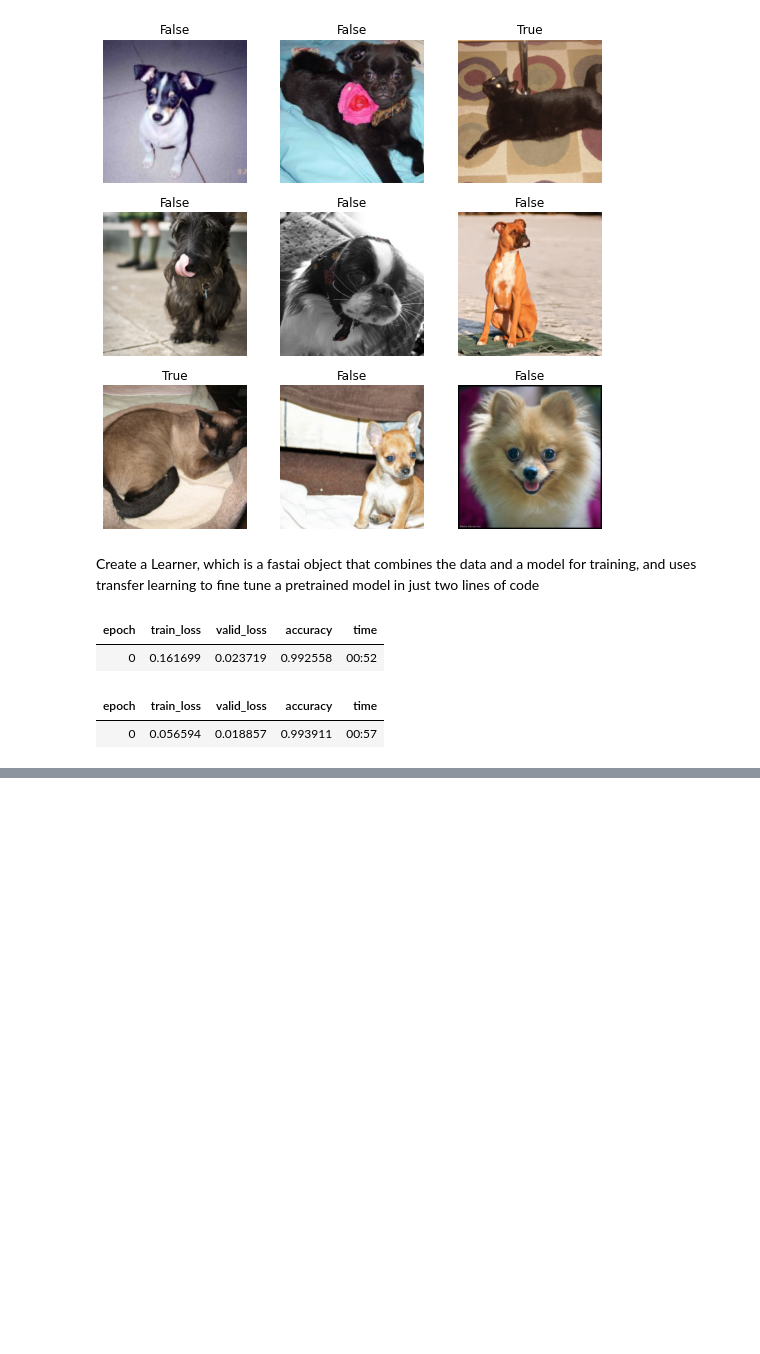
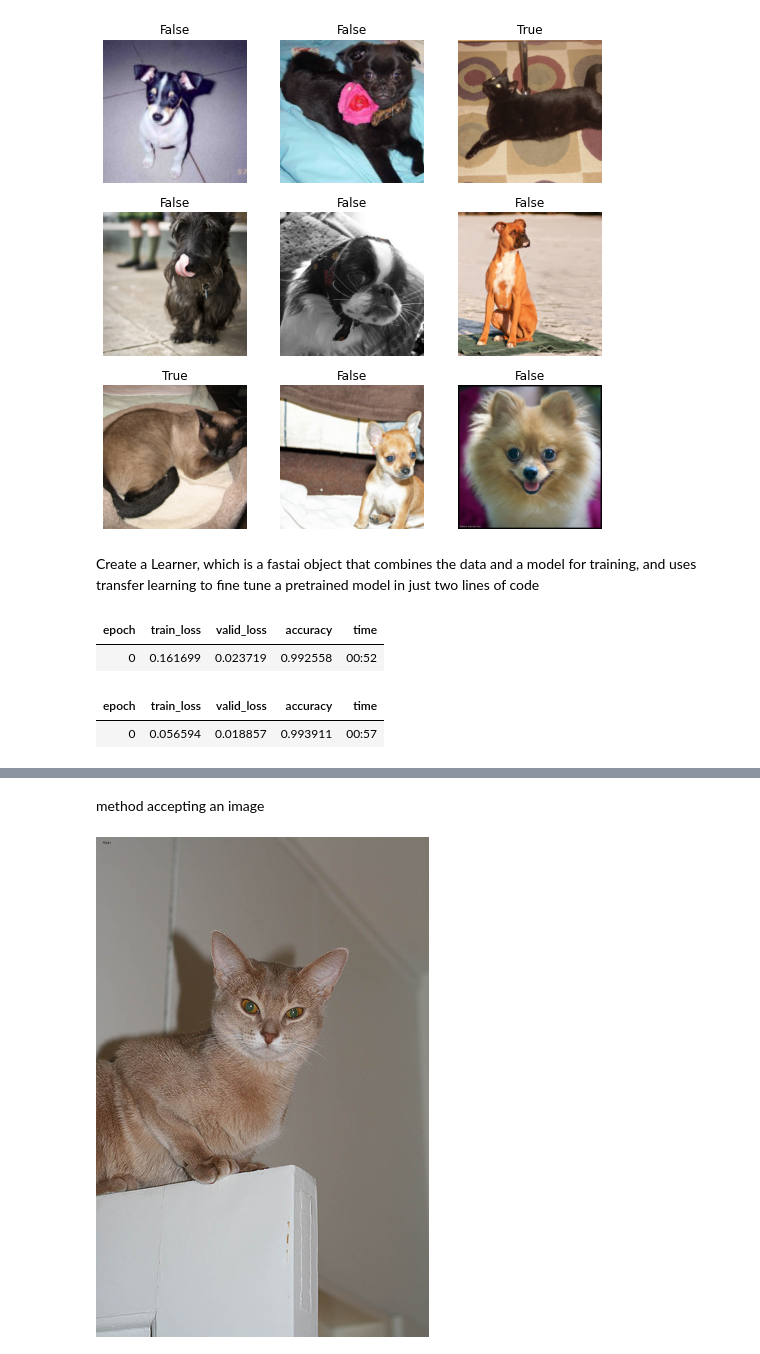
Before and after one commit to AzamBukhari/FAST_AI_Qucikie, a Jupyter notebook: fastAI_page1.ipynb, the cells around one changed output, grey strips where cells are left out. Saved outputs shown, nothing was run; the diff lists cells and outputs as text; code cells hidden in the pictures; blank space fills up the shorter version.

```diff
--- a/fastAI_page1.ipynb
+++ b/fastAI_page1.ipynb
@@ -77 +93,8 @@ learn.fine_tune(1)
+# %% [markdown]
+method accepting an image
+# %%
+img = PILImage.create("/root/.fastai/data/oxford-iiit-pet/images/Abyssinian_129.jpg")
+img
+# %% [output]
+[figure, added]
 # %%
```
Also changed, not shown: parts of 6 cells of this notebook.
